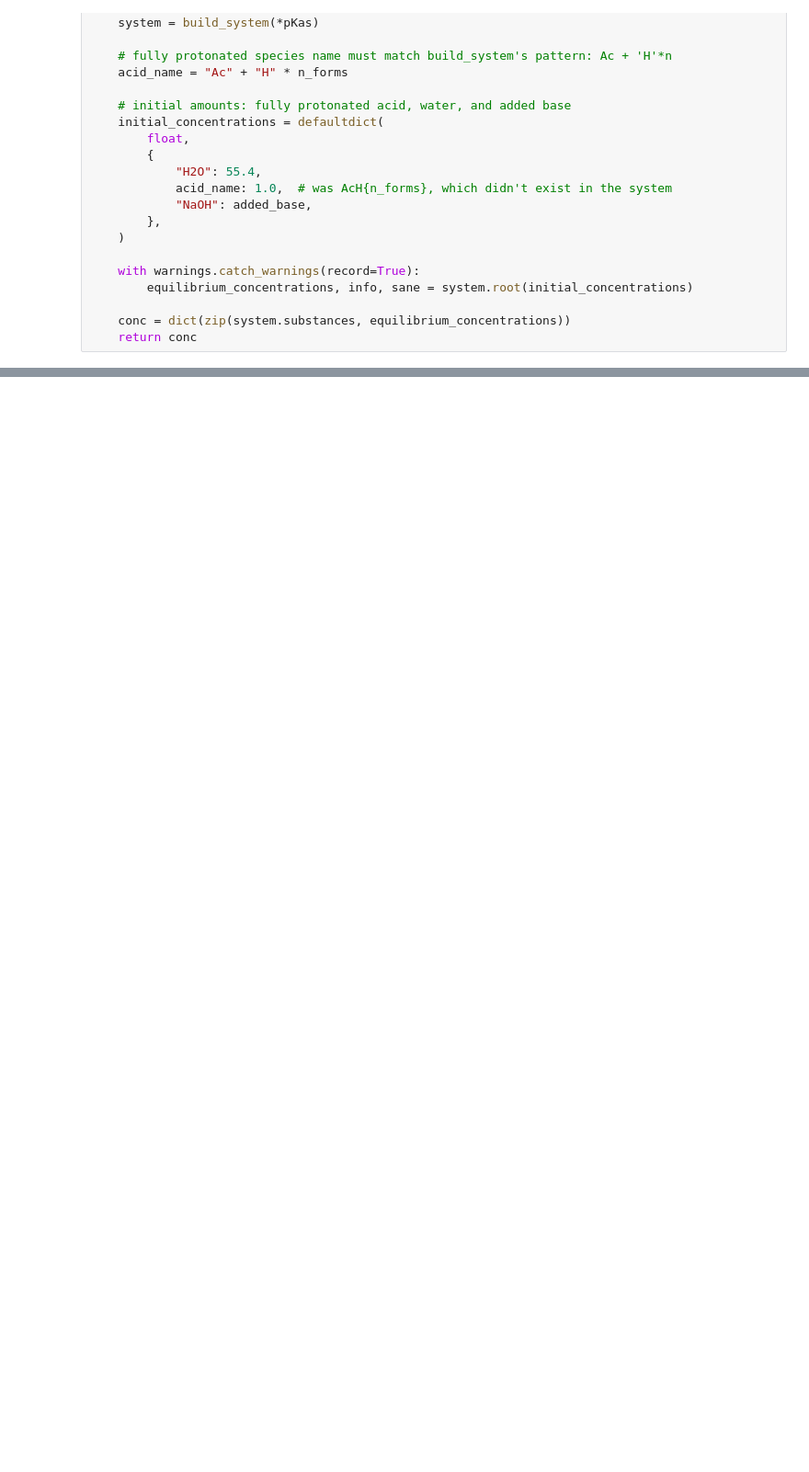
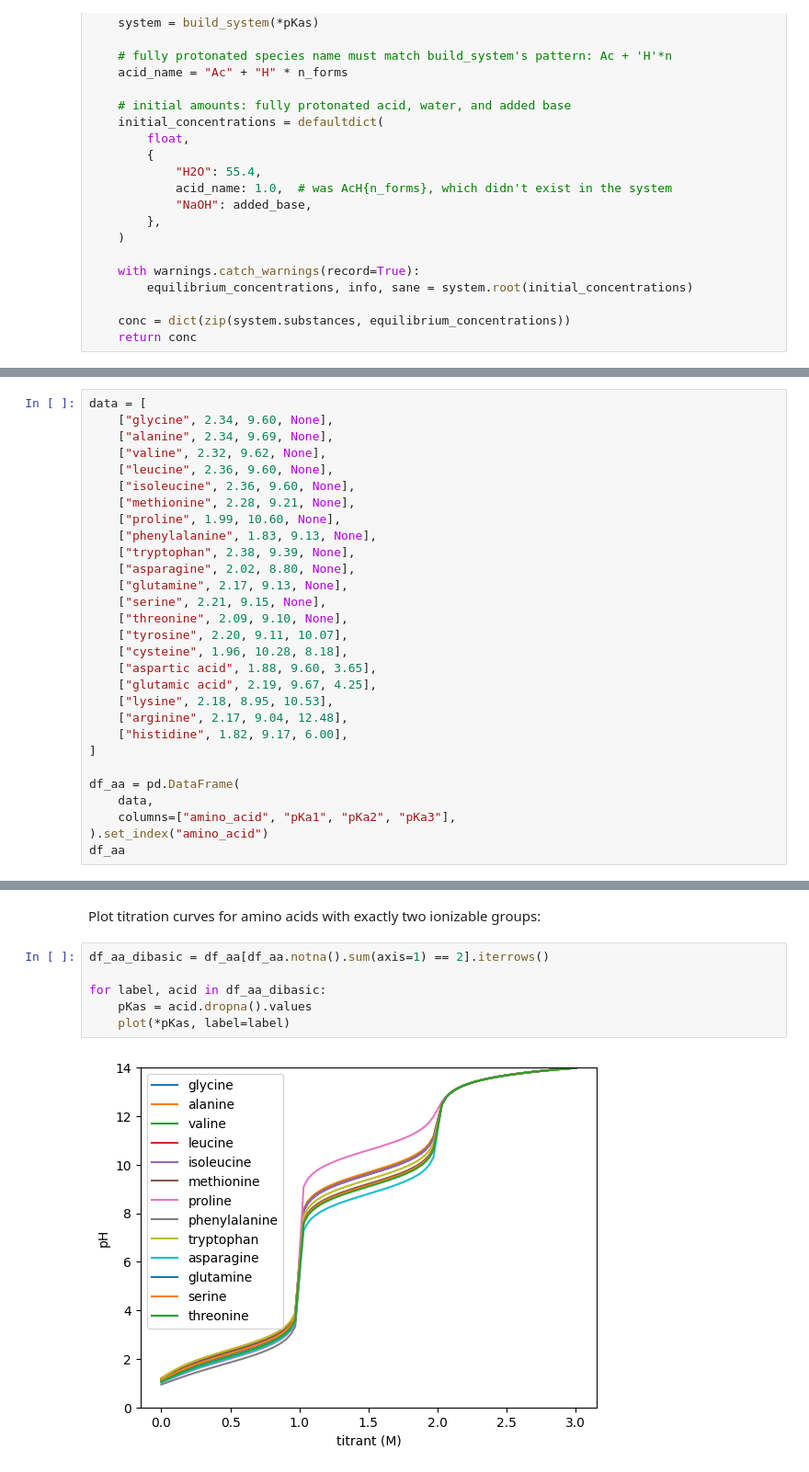
Before and after one commit to vsheg/website, a Jupyter notebook: posts/2023-01-18-buffer-python/titration.ipynb, the cells around one changed output, grey strips where cells are left out. Shown at 92% size. Saved outputs shown, nothing was run; the diff lists cells and outputs as text; blank space fills up the shorter version.

```diff
--- a/posts/2023-01-18-buffer-python/titration.ipynb
+++ b/posts/2023-01-18-buffer-python/titration.ipynb
@@ -145,0 +172,29 @@ plot(1.0, 5.0, 9.0)
+# %%
+data = [
+    ["glycine", 2.34, 9.60, None],
+    ["alanine", 2.34, 9.69, None],
+    ["valine", 2.32, 9.62, None],
+    ["leucine", 2.36, 9.60, None],
+    ["isoleucine", 2.36, 9.60, None],
+    ["methionine", 2.28, 9.21, None],
+    ["proline", 1.99, 10.60, None],
+    ["phenylalanine", 1.83, 9.13, None],
+    ["tryptophan", 2.38, 9.39, None],
+    ["asparagine", 2.02, 8.80, None],
+    ["glutamine", 2.17, 9.13, None],
+    ["serine", 2.21, 9.15, None],
+    ["threonine", 2.09, 9.10, None],
+    ["tyrosine", 2.20, 9.11, 10.07],
+    ["cysteine", 1.96, 10.28, 8.18],
+    ["aspartic acid", 1.88, 9.60, 3.65],
+    ["glutamic acid", 2.19, 9.67, 4.25],
+    ["lysine", 2.18, 8.95, 10.53],
+    ["arginine", 2.17, 9.04, 12.48],
+    ["histidine", 1.82, 9.17, 6.00],
+]
+
+df_aa = pd.DataFrame(
+    data,
+    columns=["amino_acid", "pKa1", "pKa2", "pKa3"],
+).set_index("amino_acid")
+df_aa
@@ -145,0 +220,10 @@ plot(1.0, 5.0, 9.0)
+# %% [markdown]
+Plot titration curves for amino acids with exactly two ionizable groups:
+# %%
+df_aa_dibasic = df_aa[df_aa.notna().sum(axis=1) == 2].iterrows()
+
+for label, acid in df_aa_dibasic:
+    pKas = acid.dropna().values
+    plot(*pKas, label=label)
+# %% [output]
+[figure, added]
```
Also changed, not shown: parts of 19 cells of this notebook.
